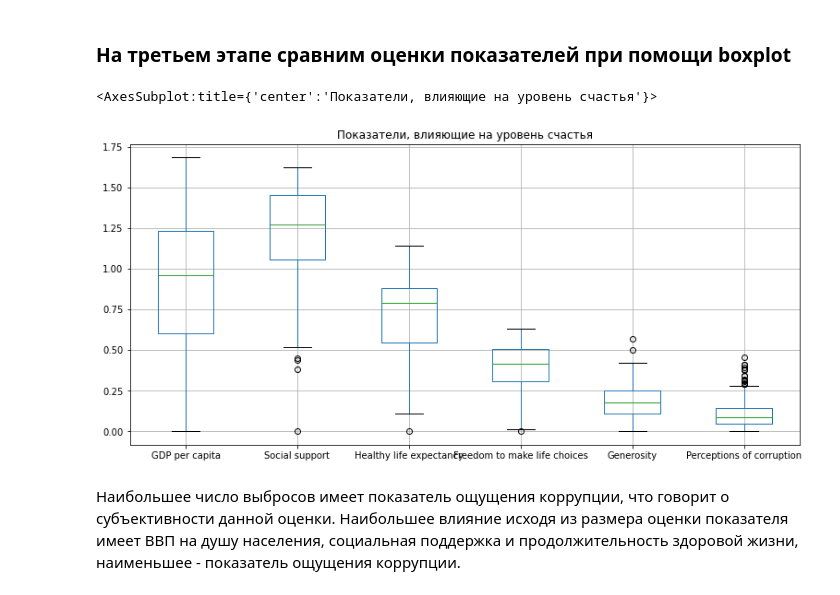
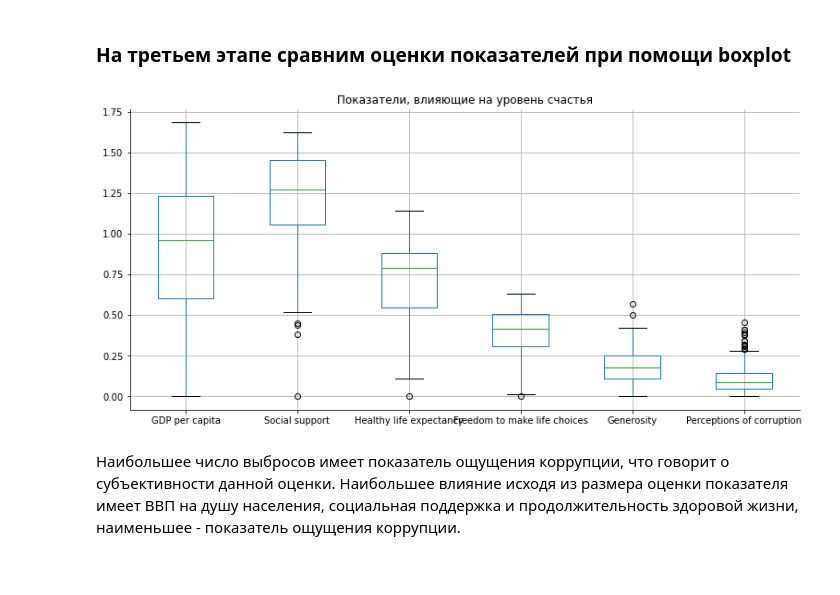
Before and after one commit to ConveroMursa/pyda_homeworks, a Jupyter notebook: visualization/visualization.ipynb, the cells around one changed output. Saved outputs shown, nothing was run; the diff lists cells and outputs as text; code cells hidden in the pictures.

```diff
--- a/visualization/visualization.ipynb
+++ b/visualization/visualization.ipynb
@@ -113,9 +117,9 @@ sns.jointplot(x='Score', y='Freedom to make life choices', data=df_19, kind='reg
 # %%
 df_19[['GDP per capita', 'Social support', 'Healthy life expectancy', 'Freedom to make life choices', 'Generosity', 'Perceptions of corruption' ]].plot(kind='box',
                    title='Показатели, влияющие на уровень счастья', grid=True)
+sns.despine()
 # %% [output]
-<AxesSubplot:title={'center':'Показатели, влияющие на уровень счастья'}>
-[figure, old version]
+[figure, new version]
 # %% [markdown]
 Наибольшее число выбросов имеет показатель ощущения коррупции, что говорит о субъективности данной оценки. Наибольшее влияние исходя из размера оценки показателя имеет ВВП на душу населения, социальная поддержка и продолжительность здоровой жизни, наименьшее - показатель ощущения коррупции.
 # %% [markdown]
```
Also changed, not shown: parts of 11 cells of this notebook.
